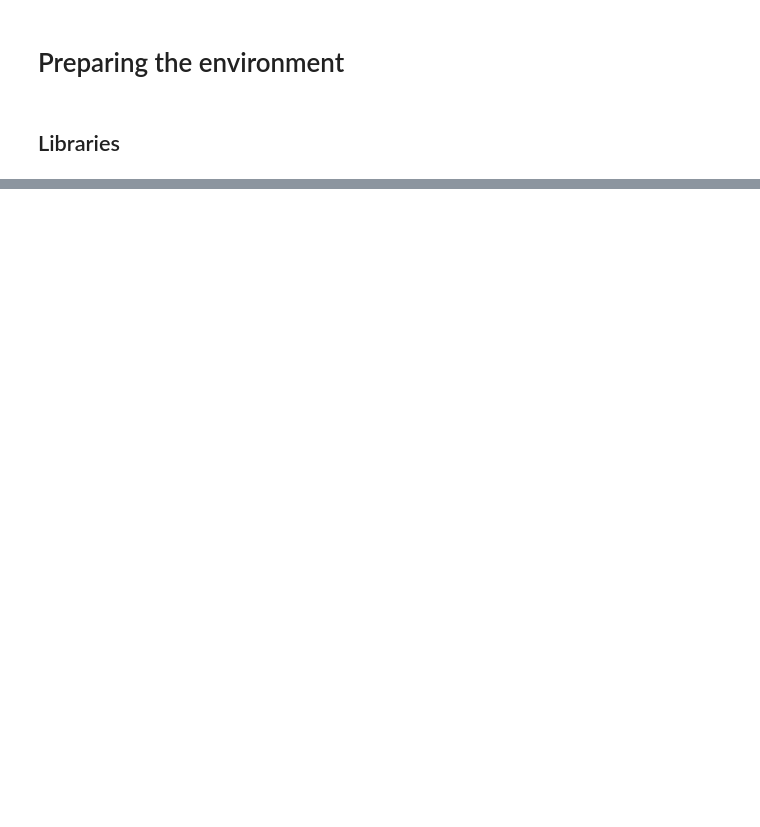
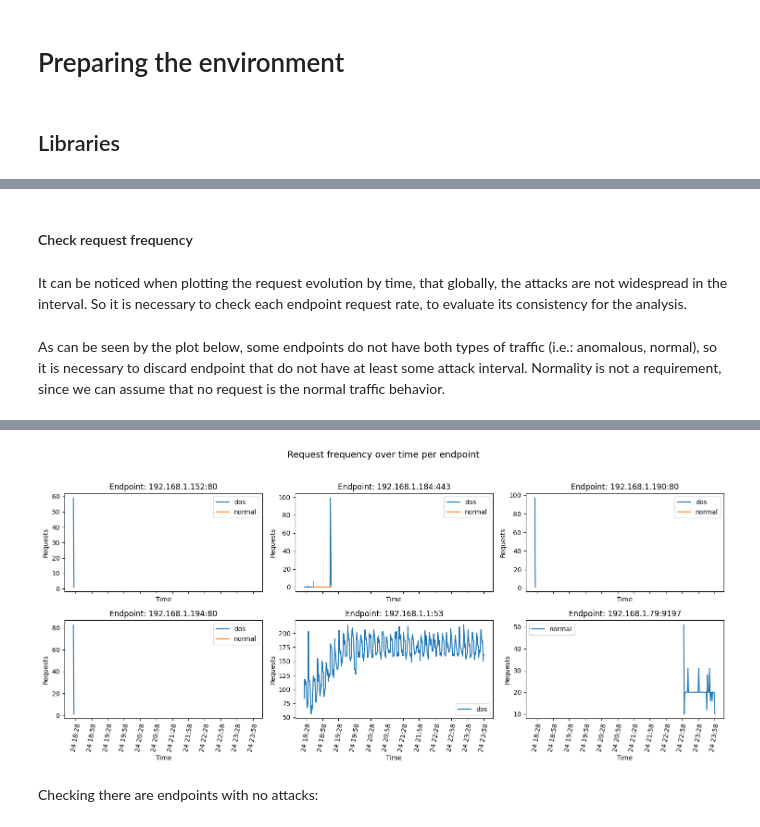
Before and after one commit to lmamede/api-health-monitor, a Jupyter notebook: notebooks/EDA-datasets.ipynb, the cells around one changed output, grey strips where cells are left out. Saved outputs shown, nothing was run; the diff lists cells and outputs as text; code cells hidden in the pictures; blank space fills up the shorter version.

```diff
--- a/notebooks/EDA-datasets.ipynb
+++ b/notebooks/EDA-datasets.ipynb
@@ -38,0 +213,3 @@ df_ravel=pd.read_csv(path_ravel)
+# %%
+consistent_endpoints = counts[counts >= 300].index
+len(consistent_endpoints)
@@ -38,0 +218,3 @@ df_ravel=pd.read_csv(path_ravel)
+# %%
+df_consist_endpoints = df_formatted[df_formatted['endpoint'].isin(consistent_endpoints)]
+df_consist_endpoints['endpoint'].value_counts()
@@ -38,0 +237,15 @@ df_ravel=pd.read_csv(path_ravel)
+# %% [markdown]
+#### Check request frequency
+# %%
+df_continuity = df_consist_endpoints.copy()
+# %% [markdown]
+It can be noticed when plotting the request evolution by time, that globally, the attacks are not widespread in the interval. So it is necessary to check each endpoint request rate, to evaluate its consistency for the analysis.
+# %%
+eda = EDA(df_continuity)
+
+eda.plot_global_request_rate('min')
+# %% [markdown]
+As can be seen by the plot below, some endpoints do not have both types of traffic (i.e.: anomalous, normal), so it is necessary to discard endpoint that do not have at least some attack interval. Normality is not a requirement, since we can assume that no request is the normal traffic behavior.
+# %%
+eda.plot_endpoint_request_rate()
+# %% [output]
@@ -38,0 +253,3 @@ df_ravel=pd.read_csv(path_ravel)
+[figure, added]
+# %% [markdown]
+Checking there are endpoints with no attacks:
```
Also changed, not shown: parts of 79 cells of this notebook, 1 other file.
